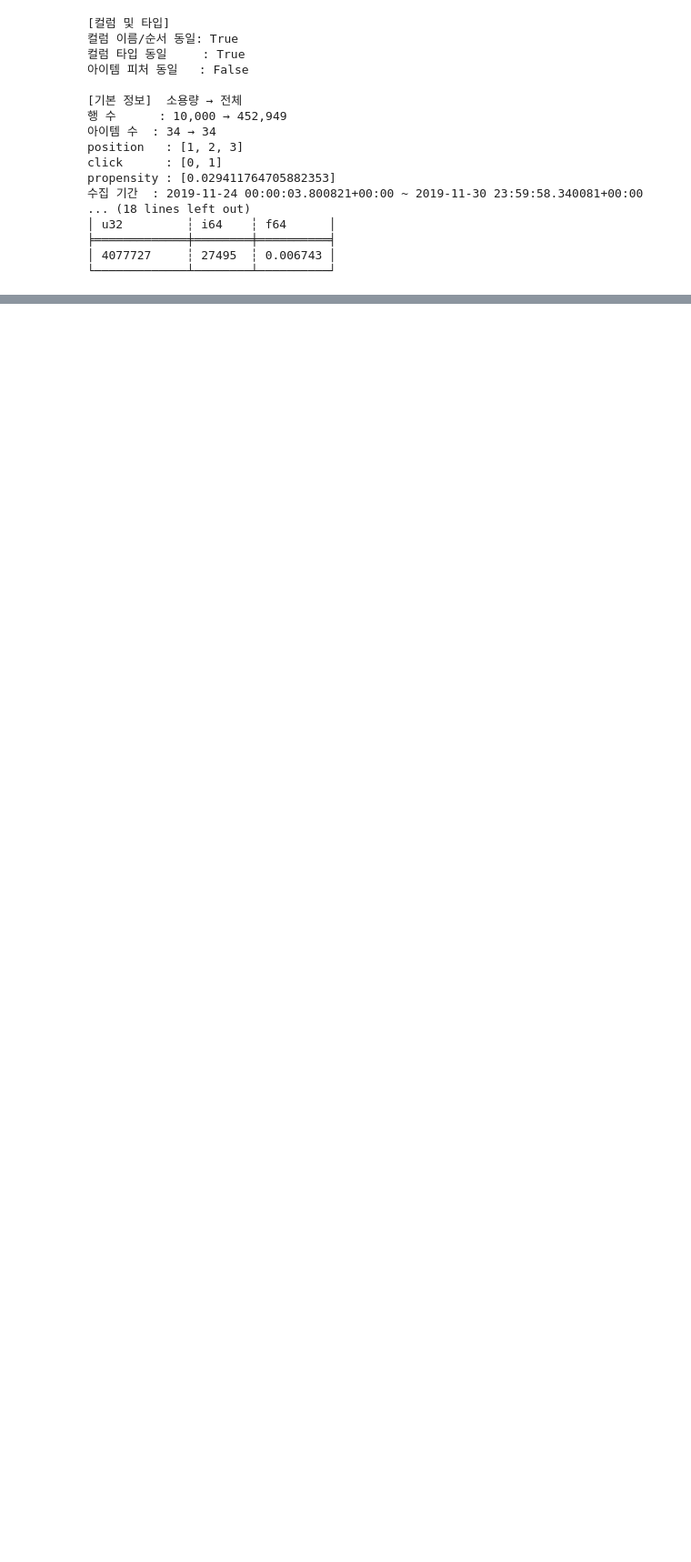
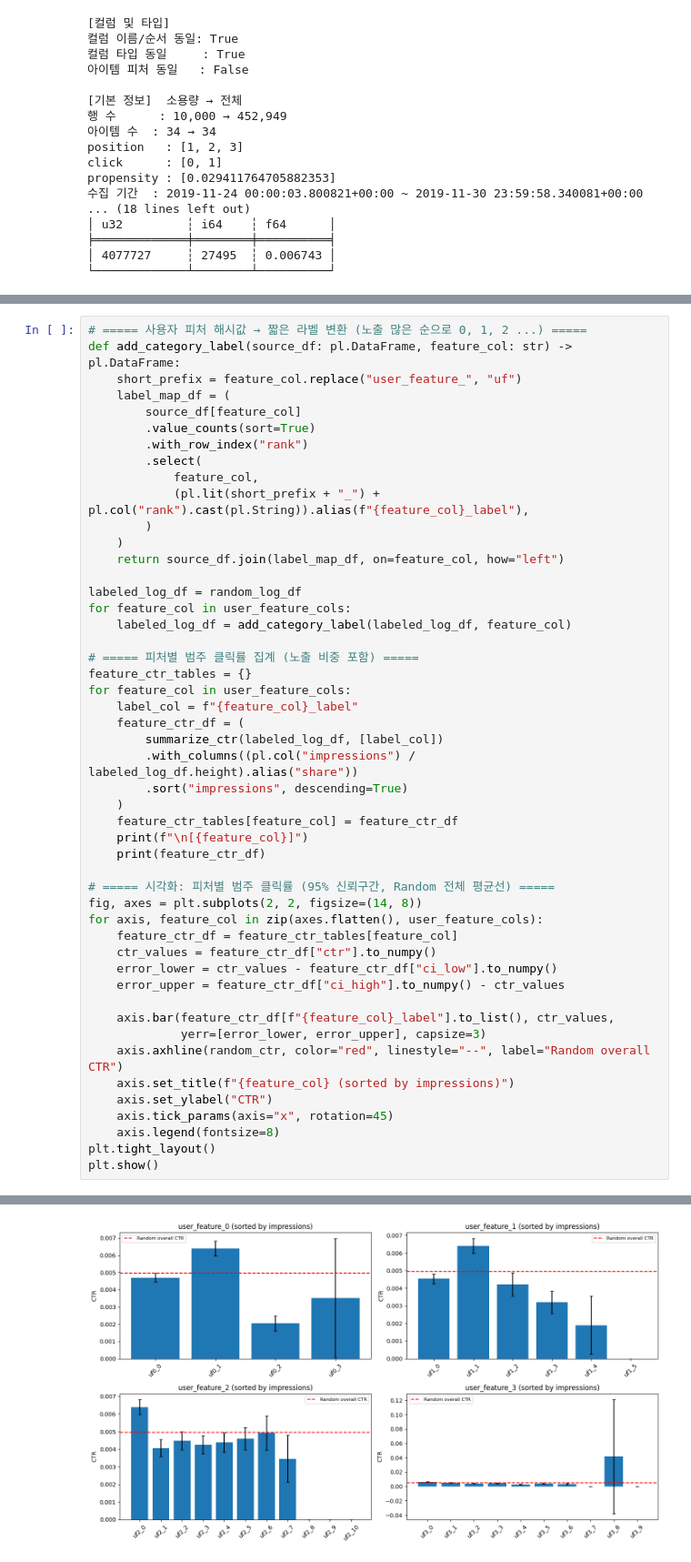
Before and after one commit to yongjin-hong/obd-bandit, a Jupyter notebook: notebooks/eda.ipynb, the cells around one changed output, grey strips where cells are left out. Shown at 91% size. Drawn from its saved outputs; the diff is of its cells as text; blank space fills up the shorter version.

```diff
--- a/notebooks/eda.ipynb
+++ b/notebooks/eda.ipynb
@@ -431,0 +635,50 @@ propensity : [0.029411764705882353]
+# %%
+# ===== 사용자 피처 해시값 → 짧은 라벨 변환 (노출 많은 순으로 0, 1, 2 ...) =====
+def add_category_label(source_df: pl.DataFrame, feature_col: str) -> pl.DataFrame:
+    short_prefix = feature_col.replace("user_feature_", "uf")
+    label_map_df = (
+        source_df[feature_col]
+        .value_counts(sort=True)
+        .with_row_index("rank")
+        .select(
+            feature_col,
+            (pl.lit(short_prefix + "_") + pl.col("rank").cast(pl.String)).alias(f"{feature_col}_label"),
+        )
+    )
+    return source_df.join(label_map_df, on=feature_col, how="left")
+
+labeled_log_df = random_log_df
+for feature_col in user_feature_cols:
+    labeled_log_df = add_category_label(labeled_log_df, feature_col)
+
+# ===== 피처별 범주 클릭률 집계 (노출 비중 포함) =====
+feature_ctr_tables = {}
+for feature_col in user_feature_cols:
+    label_col = f"{feature_col}_label"
+    feature_ctr_df = (
+        summarize_ctr(labeled_log_df, [label_col])
+        .with_columns((pl.col("impressions") / labeled_log_df.height).alias("share"))
+        .sort("impressions", descending=True)
+    )
+    feature_ctr_tables[feature_col] = feature_ctr_df
+    print(f"\n[{feature_col}]")
+    print(feature_ctr_df)
+
+# ===== 시각화: 피처별 범주 클릭률 (95% 신뢰구간, Random 전체 평균선) =====
+fig, axes = plt.subplots(2, 2, figsize=(14, 8))
+for axis, feature_col in zip(axes.flatten(), user_feature_cols):
+    feature_ctr_df = feature_ctr_tables[feature_col]
+    ctr_values = feature_ctr_df["ctr"].to_numpy()
+    error_lower = ctr_values - feature_ctr_df["ci_low"].to_numpy()
+    error_upper = feature_ctr_df["ci_high"].to_numpy() - ctr_values
+
+    axis.bar(feature_ctr_df[f"{feature_col}_label"].to_list(), ctr_values,
+             yerr=[error_lower, error_upper], capsize=3)
+    axis.axhline(random_ctr, color="red", linestyle="--", label="Random overall CTR")
+    axis.set_title(f"{feature_col} (sorted by impressions)")
+    axis.set_ylabel("CTR")
+    axis.tick_params(axis="x", rotation=45)
+    axis.legend(fontsize=8)
+plt.tight_layout()
+plt.show()
+# %% [output]
@@ -431,0 +702 @@ propensity : [0.029411764705882353]
+[figure, added]
```
Also changed, not shown: parts of 14 cells of this notebook, 1 other file.
